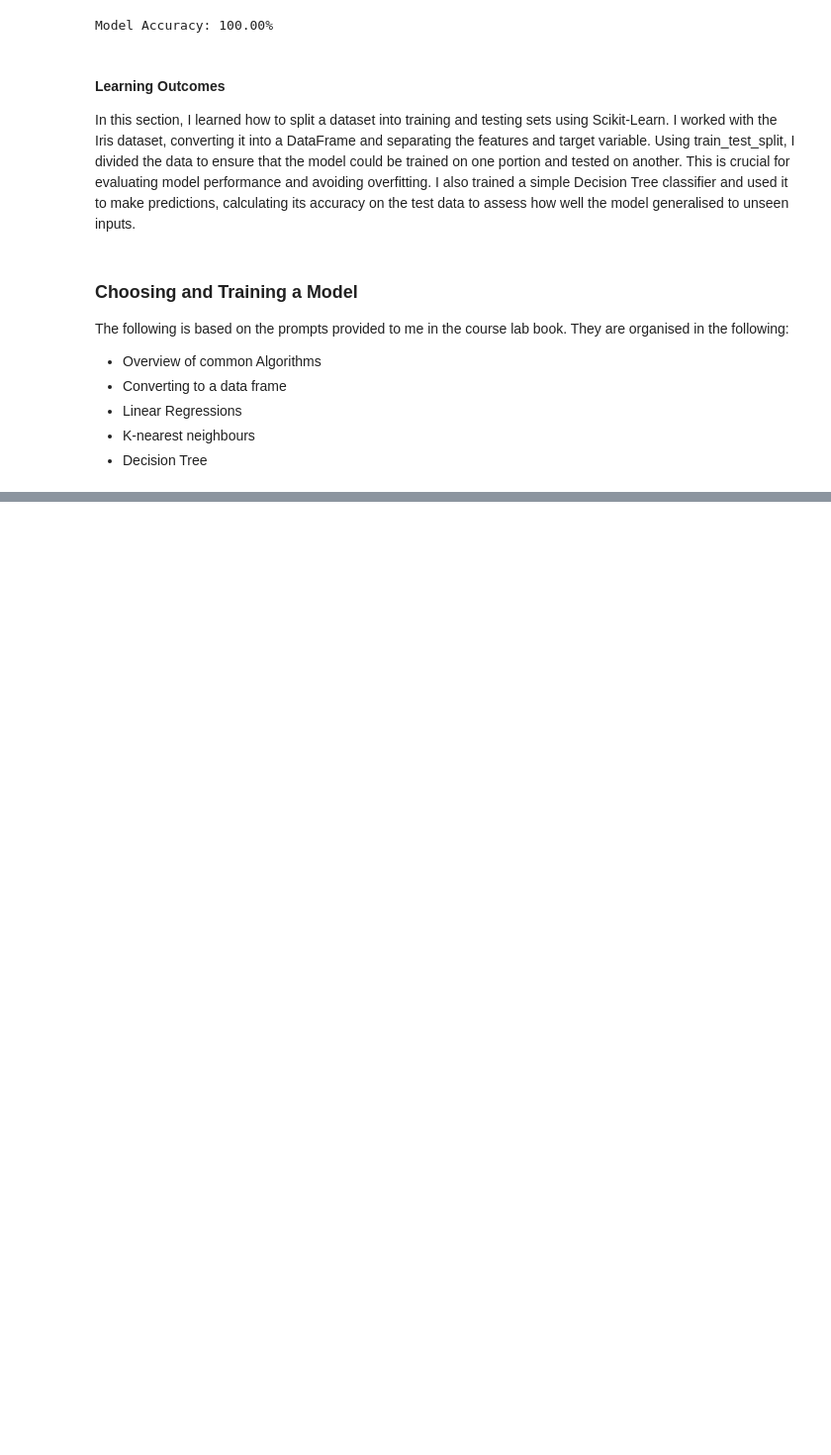
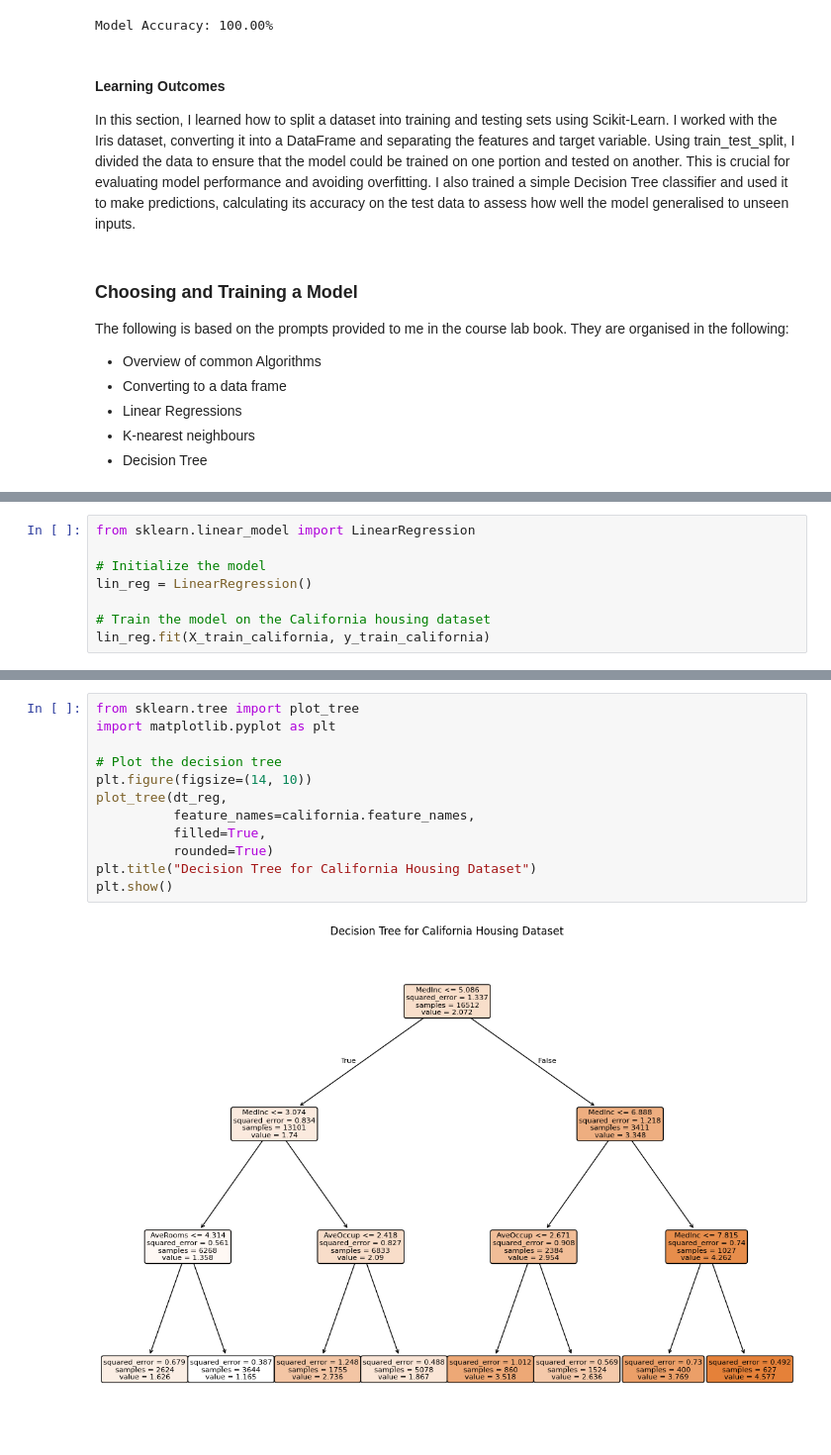
Before and after one commit to nicoleasim/ai-for-the-arts, a Jupyter notebook: coding_excercises.ipynb, the cells around one changed output, grey strips where cells are left out. Shown: that part at 99% size. Cells and saved outputs as stored; diff of their text form; blank space fills up the shorter version.

```diff
--- a/coding_excercises.ipynb
+++ b/coding_excercises.ipynb
@@ -717,0 +800,8 @@ Model Accuracy: 100.00%
+# %%
+from sklearn.linear_model import LinearRegression
+
+# Initialize the model
+lin_reg = LinearRegression()
+
+# Train the model on the California housing dataset
+lin_reg.fit(X_train_california, y_train_california)
@@ -717,0 +904,14 @@ Model Accuracy: 100.00%
+# %%
+from sklearn.tree import plot_tree
+import matplotlib.pyplot as plt
+
+# Plot the decision tree
+plt.figure(figsize=(14, 10))
+plot_tree(dt_reg,
+          feature_names=california.feature_names,
+          filled=True,
+          rounded=True)
+plt.title("Decision Tree for California Housing Dataset")
+plt.show()
+# %% [output]
+[figure, added]
```
Also changed, not shown: parts of 23 cells of this notebook.
